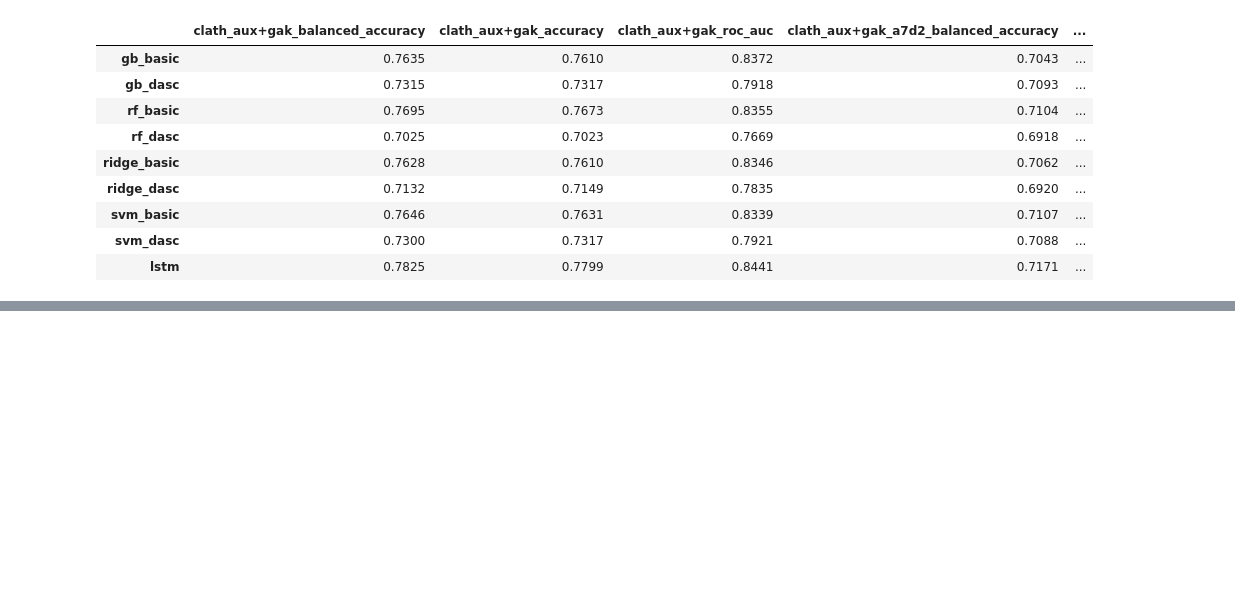
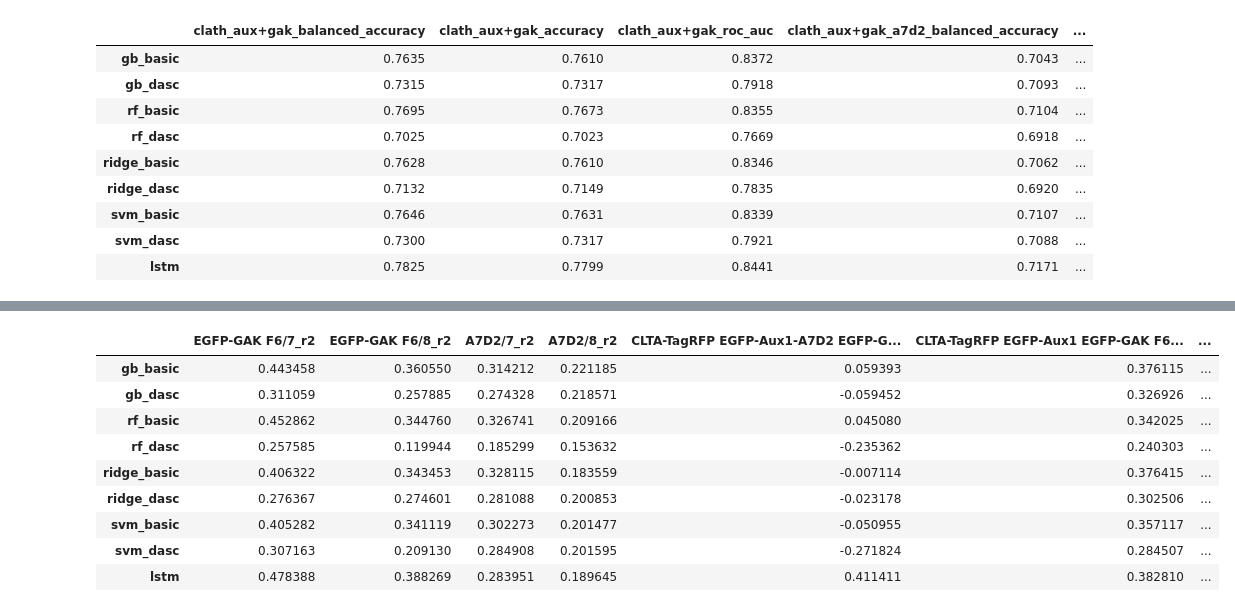
Before and after one commit to Yu-Group/molecular-partner-prediction, a Jupyter notebook: reports/full_data_results.ipynb, the cells around one changed output, grey strips where cells are left out. Saved outputs shown, nothing was run; the diff lists cells and outputs as text; code cells hidden in the pictures; blank space fills up the shorter version.

```diff
--- a/reports/full_data_results.ipynb
+++ b/reports/full_data_results.ipynb
@@ -38,0 +74,13 @@ res
+# %%
+res
+# %% [output]
+|  | EGFP-GAK F6/7_r2 | EGFP-GAK F6/8_r2 | A7D2/7_r2 | A7D2/8_r2 | CLTA-TagRFP EGFP-Aux1-A7D2 EGFP-G... | CLTA-TagRFP EGFP-Aux1 EGFP-GAK F6... | ... |
+| gb_basic | 0.443458 | 0.360550 | 0.314212 | 0.221185 | 0.059393 | 0.376115 | ... |
+| gb_dasc | 0.311059 | 0.257885 | 0.274328 | 0.218571 | -0.059452 | 0.326926 | ... |
+| rf_basic | 0.452862 | 0.344760 | 0.326741 | 0.209166 | 0.045080 | 0.342025 | ... |
+| rf_dasc | 0.257585 | 0.119944 | 0.185299 | 0.153632 | -0.235362 | 0.240303 | ... |
+| ridge_basic | 0.406322 | 0.343453 | 0.328115 | 0.183559 | -0.007114 | 0.376415 | ... |
+| ridge_dasc | 0.276367 | 0.274601 | 0.281088 | 0.200853 | -0.023178 | 0.302506 | ... |
+| svm_basic | 0.405282 | 0.341119 | 0.302273 | 0.201477 | -0.050955 | 0.357117 | ... |
+| svm_dasc | 0.307163 | 0.209130 | 0.284908 | 0.201595 | -0.271824 | 0.284507 | ... |
+| lstm | 0.478388 | 0.388269 | 0.283951 | 0.189645 | 0.411411 | 0.382810 | ... |
```
Also changed, not shown: parts of 7 cells of this notebook, 3 other files.
